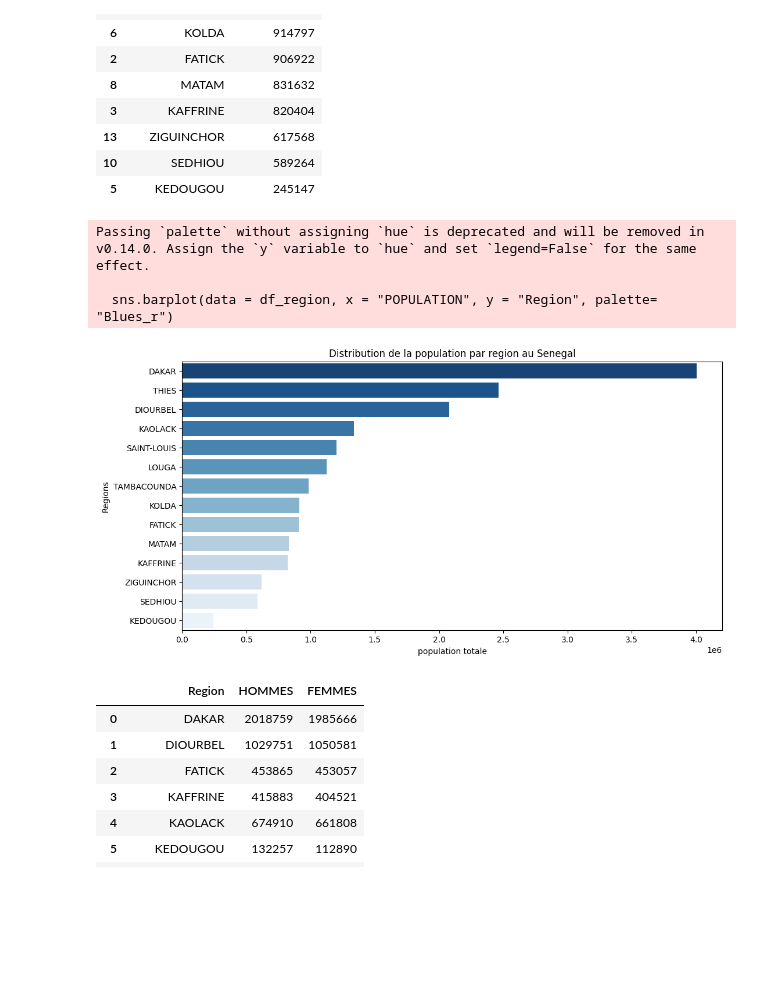
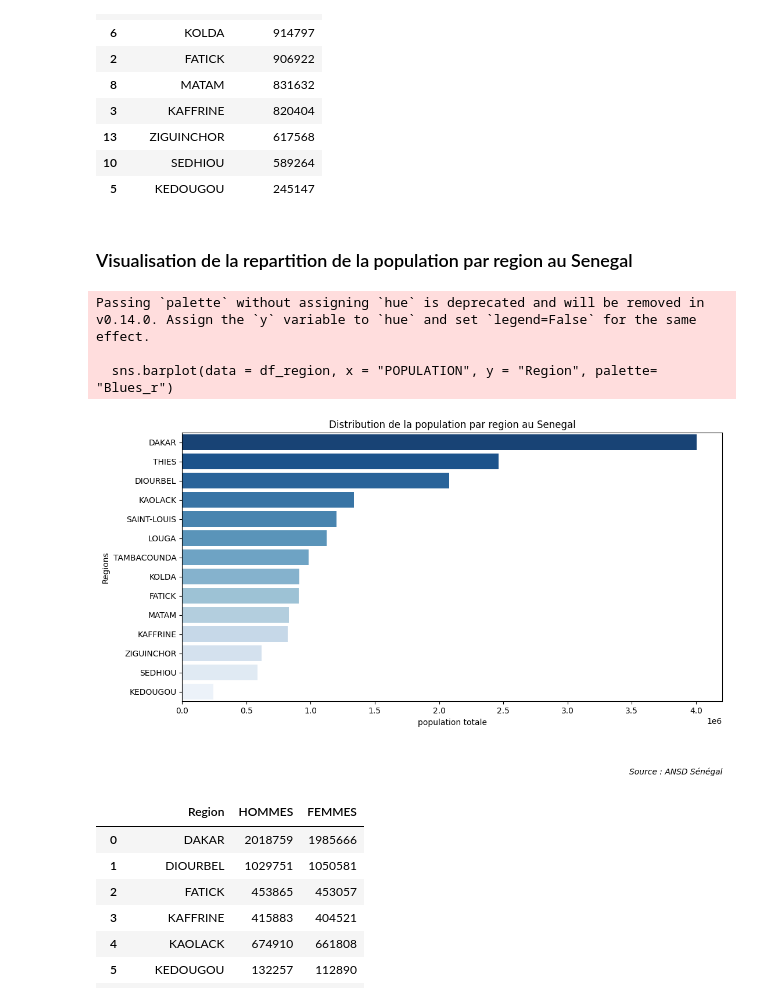
Before and after one commit to DJIMBA-THIAM/Analyse-Modelisation-Demongraphie-senegalaise, a Jupyter notebook: notebooks/exploration.ipynb, the cells around one changed output. Saved outputs shown, nothing was run; the diff lists cells and outputs as text; code cells hidden in the pictures; blank space fills up the shorter version.

Commit message:
Ajout des graphiques supplementaires

```diff
--- a/notebooks/exploration.ipynb
+++ b/notebooks/exploration.ipynb
@@ -111,19 +117,24 @@ df_region
 | 13 | ZIGUINCHOR | 617568 |
 | 10 | SEDHIOU | 589264 |
 | 5 | KEDOUGOU | 245147 |
+# %% [markdown]
+### Visualisation de la repartition de la population par region au Senegal
 # %%
 # Visualisation
 plt.figure(figsize = (12, 6))
 sns.barplot(data = df_region, x = "POPULATION", y = "Region", palette= "Blues_r")
 plt.xlabel("population totale")
 plt.ylabel("Regions")
 plt.title("Distribution de la population par region au Senegal")
+# Ajouter la source en bas du graphique
+plt.figtext(0.9, -0.1, "Source : ANSD Sénégal", ha="right", fontsize=10, style="italic")
+
 plt.show()
 # %% [output]
 Passing `palette` without assigning `hue` is deprecated and will be removed in v0.14.0. Assign the `y` variable to `hue` and set `legend=False` for the same effect.
 
   sns.barplot(data = df_region, x = "POPULATION", y = "Region", palette= "Blues_r")
-[figure, old version]
+[figure, new version]
 # %%
 df_sexe = df.groupby("Region")[["HOMMES", 'FEMMES']].sum().reset_index()
 df_sexe
```
Also changed, not shown: parts of 15 cells of this notebook.
